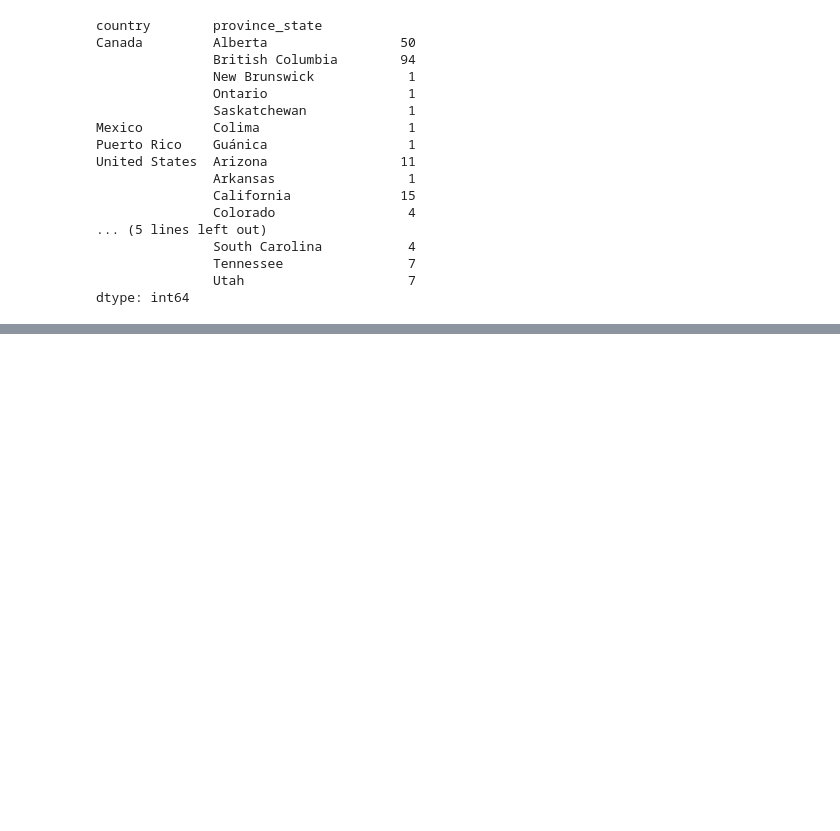
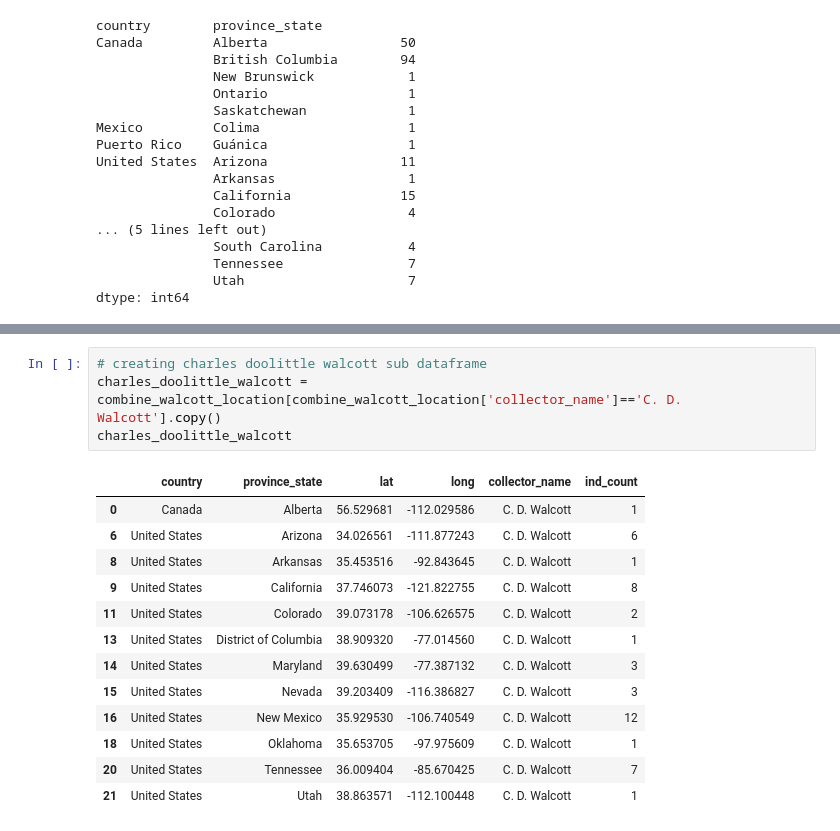
Before and after one commit to TianaCurry/AWHI-projects, a Jupyter notebook: AWHI Walcott scatter plot map .ipynb, the cells around one changed output, grey strips where cells are left out. Saved outputs shown, nothing was run; the diff lists cells and outputs as text; blank space fills up the shorter version.

```diff
--- a/AWHI Walcott scatter plot map .ipynb
+++ b/AWHI Walcott scatter plot map .ipynb
@@ -201,0 +268,18 @@ sub_walcott_df
+# %%
+# creating charles doolittle walcott sub dataframe
+charles_doolittle_walcott = combine_walcott_location[combine_walcott_location['collector_name']=='C. D. Walcott'].copy()
+charles_doolittle_walcott
+# %% [output]
+|  | country | province_state | lat | long | collector_name | ind_count |
+| 0 | Canada | Alberta | 56.529681 | -112.029586 | C. D. Walcott | 1 |
+| 6 | United States | Arizona | 34.026561 | -111.877243 | C. D. Walcott | 6 |
+| 8 | United States | Arkansas | 35.453516 | -92.843645 | C. D. Walcott | 1 |
+| 9 | United States | California | 37.746073 | -121.822755 | C. D. Walcott | 8 |
+| 11 | United States | Colorado | 39.073178 | -106.626575 | C. D. Walcott | 2 |
+| 13 | United States | District of Columbia | 38.909320 | -77.014560 | C. D. Walcott | 1 |
+| 14 | United States | Maryland | 39.630499 | -77.387132 | C. D. Walcott | 3 |
+| 15 | United States | Nevada | 39.203409 | -116.386827 | C. D. Walcott | 3 |
+| 16 | United States | New Mexico | 35.929530 | -106.740549 | C. D. Walcott | 12 |
+| 18 | United States | Oklahoma | 35.653705 | -97.975609 | C. D. Walcott | 1 |
+| 20 | United States | Tennessee | 36.009404 | -85.670425 | C. D. Walcott | 7 |
+| 21 | United States | Utah | 38.863571 | -112.100448 | C. D. Walcott | 1 |
```
Also changed, not shown: parts of 18 cells of this notebook, 4 other files.
